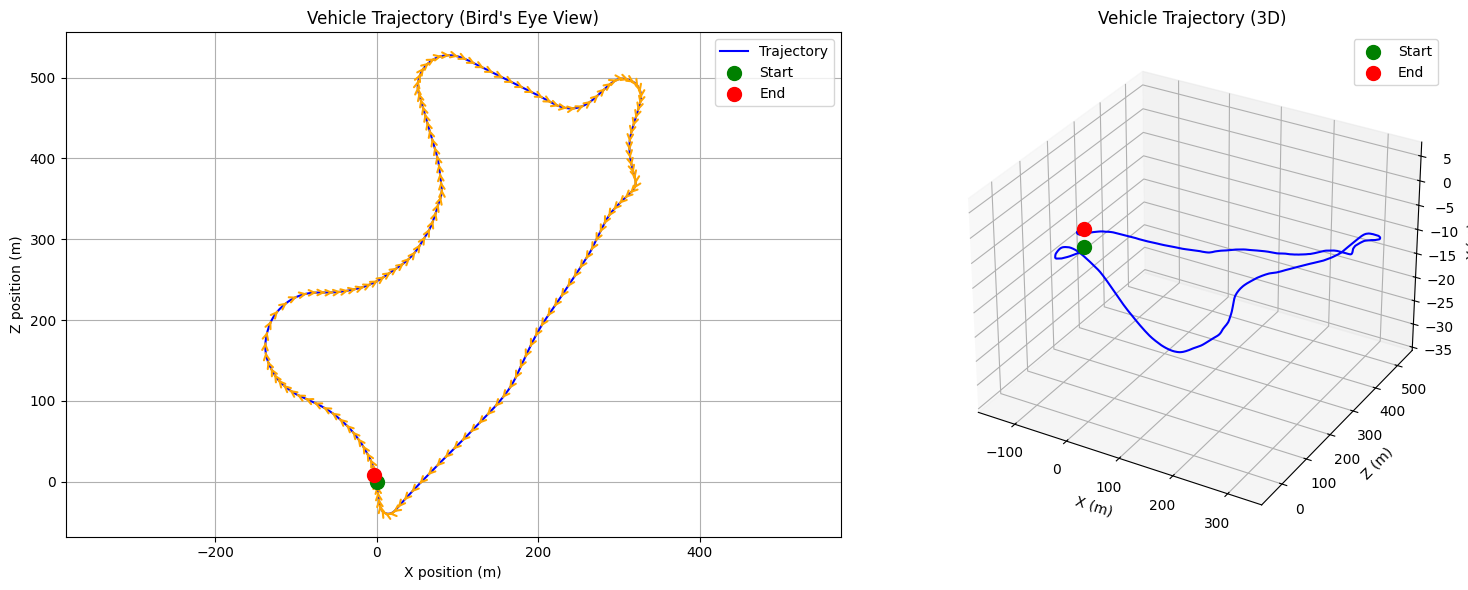
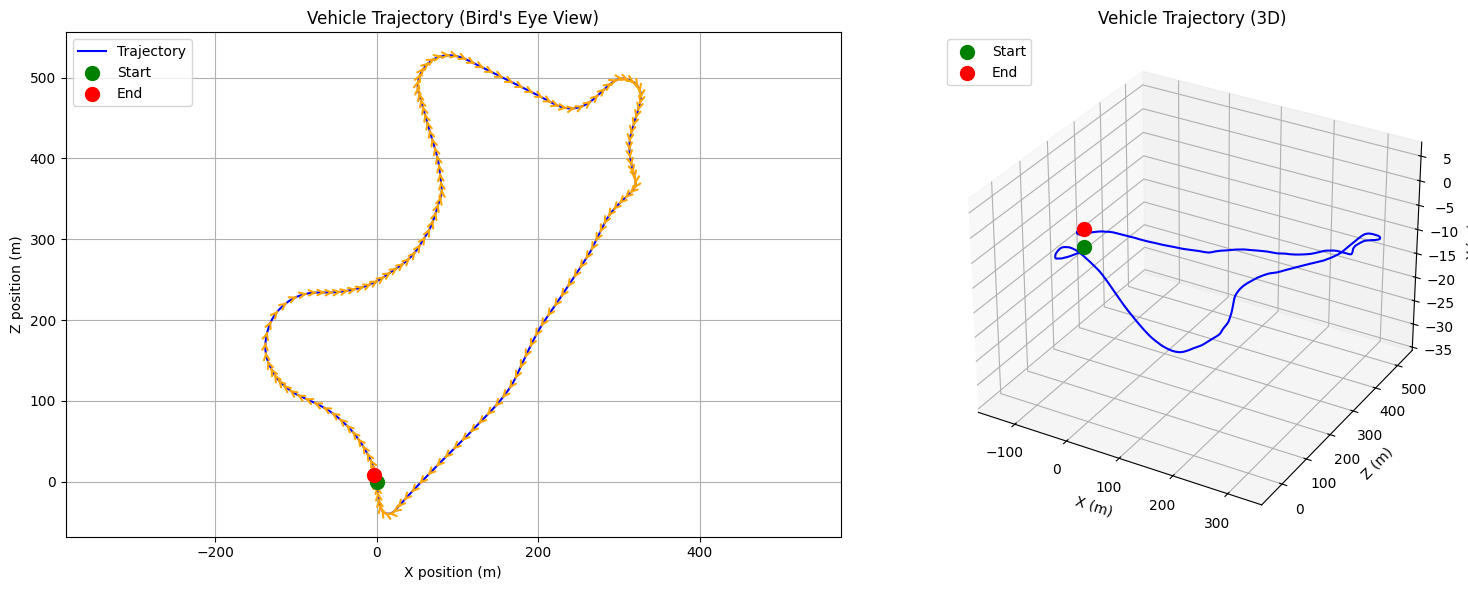
Code edit (unified diff) that turned the first committed figure into the second:
--- before
+++ after
@@ -45,5 +45,5 @@
 ax1.set_xlabel("X position (m)")
 ax1.set_ylabel("Z position (m)")
-ax1.legend()
+ax1.legend(loc='upper left')
 ax1.grid(True)
 ax1.axis('equal')
@@ -58,5 +58,5 @@
 ax2.set_ylabel('Z (m)')
 ax2.set_zlabel('Y (m)')
-ax2.legend()
+ax2.legend(loc='upper left')
 
 plt.tight_layout()
@@ -68,6 +68,8 @@
 # -------------------------
 distances = np.sqrt(np.diff(x)**2 + np.diff(z)**2)
-print(f"\nTotal distance: {distances.sum():.2f} m")
-print(f"Average distance per frame: {distances.mean():.4f} m")
-print(f"Max distance per frame: {distances.max():.4f} m")
-print(f"Min distance per frame: {distances.min():.4f} m")
+print("=" * 40)
+print(f"  총 이동 거리     : {distances.sum():.2f} m")
+print(f"  평균 프레임간 거리 : {distances.mean():.4f} m")
+print(f"  최대 프레임간 거리 : {distances.max():.4f} m")
+print(f"  최소 프레임간 거리 : {distances.min():.4f} m")
+print("=" * 40)

Commit: Colab을 통해 생성됨